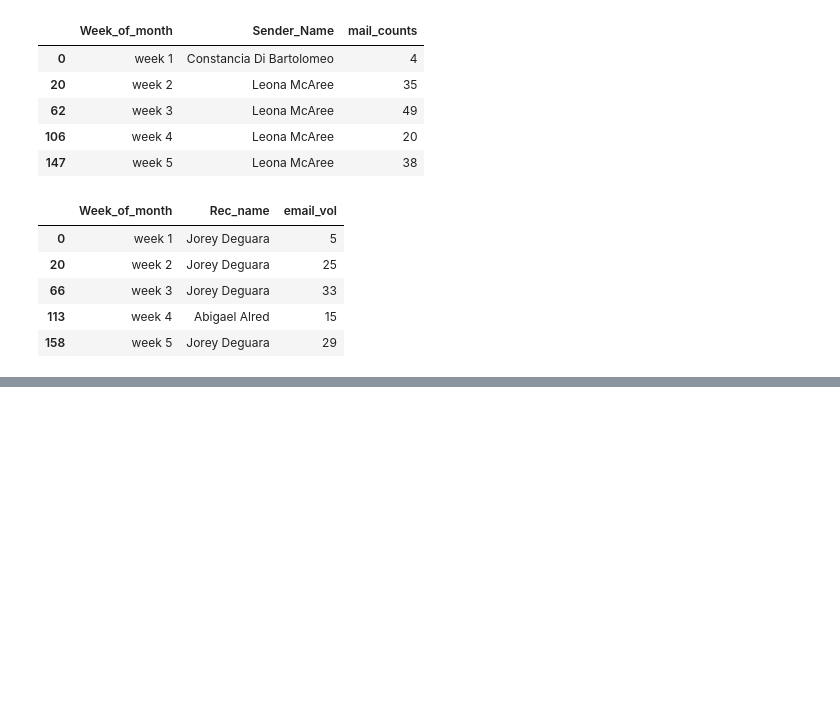
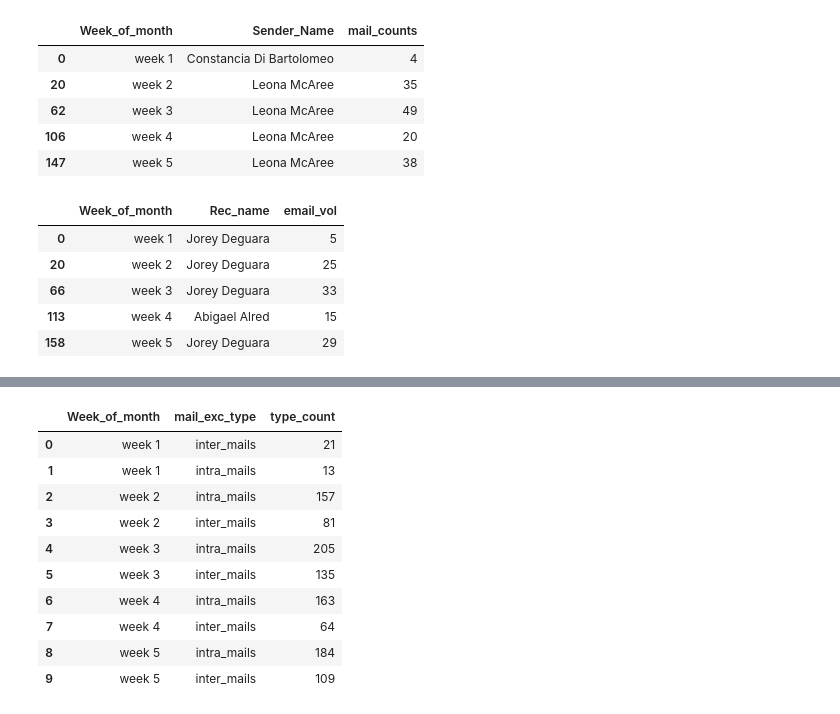
Before and after one commit to djibril968/Python_projects, a Jupyter notebook: Onyx_email_analysis.ipynb, the cells around one changed output, grey strips where cells are left out. Drawn from its saved outputs; the diff is of its cells as text; code cells hidden in the pictures; blank space fills up the shorter version.

```diff
--- a/Onyx_email_analysis.ipynb
+++ b/Onyx_email_analysis.ipynb
@@ -730,0 +763,20 @@ weekly_max_recv_mails
+# %%
+#percentage of exchange type for each week
+
+Email_fact_data.head()
+
+
+exch_type = Email_fact_data.groupby('Week_of_month')['mail_exc_type'].value_counts().reset_index(name= 'type_count').sort_values(['Week_of_month', 'type_count'], ascending = [True, False])
+exch_type
+# %% [output]
+|  | Week_of_month | mail_exc_type | type_count |
+| 0 | week 1 | inter_mails | 21 |
+| 1 | week 1 | intra_mails | 13 |
+| 2 | week 2 | intra_mails | 157 |
+| 3 | week 2 | inter_mails | 81 |
+| 4 | week 3 | intra_mails | 205 |
+| 5 | week 3 | inter_mails | 135 |
+| 6 | week 4 | intra_mails | 163 |
+| 7 | week 4 | inter_mails | 64 |
+| 8 | week 5 | intra_mails | 184 |
+| 9 | week 5 | inter_mails | 109 |
```
Also changed, not shown: parts of 5 cells of this notebook.
